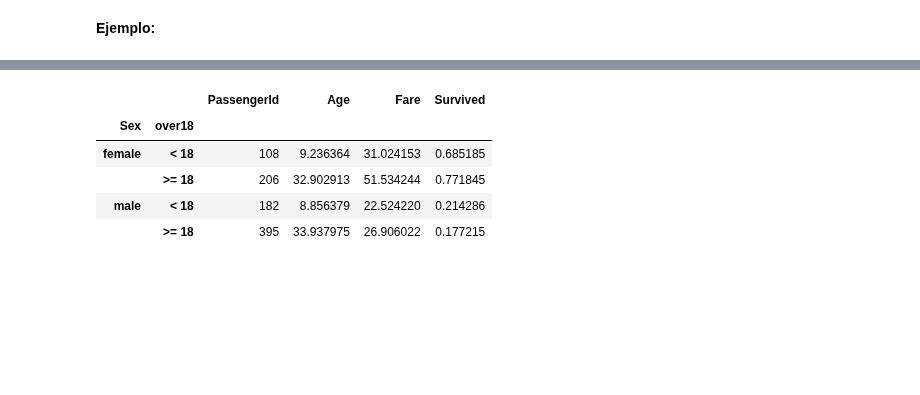
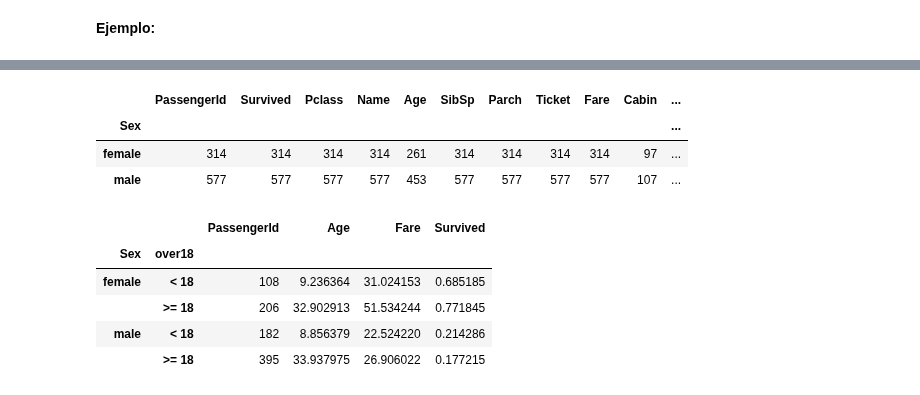
Before and after one commit to pipaber/Python-Programming101, a Jupyter notebook: 01_Introduccion_a_Python/07_Manipulación_de_Datos_con_Pandas.ipynb, the cells around one changed output, grey strips where cells are left out. Cells and saved outputs as stored; diff of their text form; code cells hidden in the pictures; blank space fills up the shorter version.

```diff
--- a/01_Introduccion_a_Python/07_Manipulación_de_Datos_con_Pandas.ipynb
+++ b/01_Introduccion_a_Python/07_Manipulación_de_Datos_con_Pandas.ipynb
@@ -1082,0 +1108,6 @@ titanic.head()
+# %%
+# prompt: read titanic data from url github
+
+titanic_url = 'https://raw.githubusercontent.com/datasciencedojo/datasets/master/titanic.csv'
+titanic = pd.read_csv(titanic_url)
+print(titanic.head())
@@ -1083,3 +1156,10 @@ titanic.head()
+# %%
+titanic.groupby("Sex").count()
+# %% [output]
+|  | PassengerId | Survived | Pclass | Name | Age | SibSp | Parch | Ticket | Fare | Cabin | ... |
+| Sex |  |  |  |  |  |  |  |  |  |  | ... |
+| female | 314 | 314 | 314 | 314 | 261 | 314 | 314 | 314 | 314 | 97 | ... |
+| male | 577 | 577 | 577 | 577 | 453 | 577 | 577 | 577 | 577 | 107 | ... |
 # %%
 titanic['over18'] = titanic['Age'].apply(lambda x: '>= 18' if x >= 18 else '< 18')
 
```
Also changed, not shown: parts of 13 cells of this notebook.
